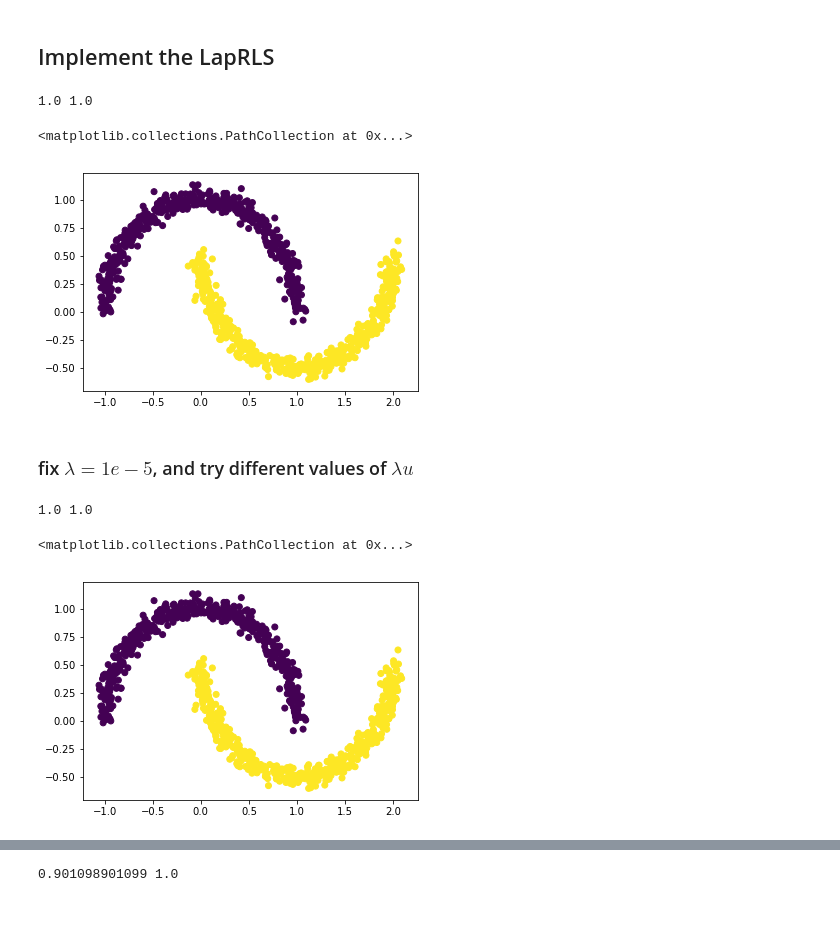
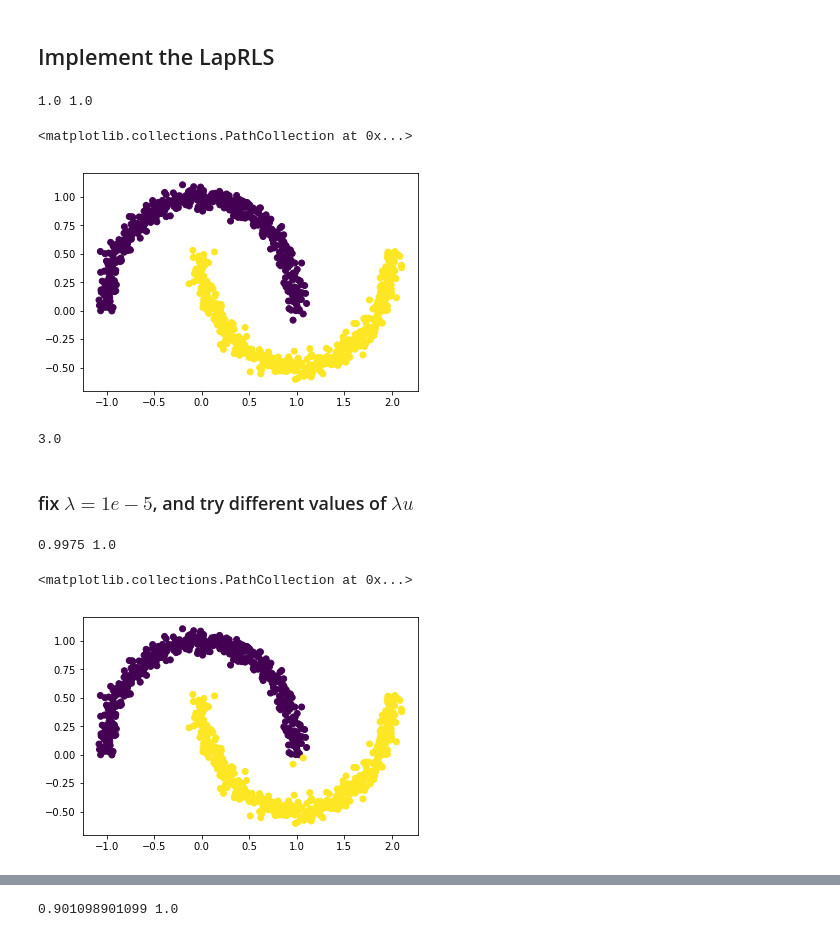
Before and after one commit to xiangnanyue/Machine_learning, a Jupyter notebook: TP_graphml_empty.ipynb, the cells around one changed output, grey strips where cells are left out. Drawn from its saved outputs; the diff is of its cells as text; code cells hidden in the pictures.

```diff
--- a/TP_graphml_empty.ipynb
+++ b/TP_graphml_empty.ipynb
@@ -890,35 +890,39 @@ def LapRLS(X_lab, X_unlab, y_lab, y_unlab, lamb=1e-4, lamb_u=1e-2):
     W = rbf_kernel(train_X)
     D = np.diag(np.sum(W, axis=1))
     L = D - W
 
     K = rbf_kernel(X=train_X)
 
     l, u = len(X_lab), len(X_unlab)
     #lamb = 5/(l+u)
     #lamb_u = 5/(l+u)
     J = np.diag([1]*l + [0]*u)
     I = np.diag([1]*(l+u))
     ones = np.ones((l+u, l+u))
     temp = J.dot(ones).dot(J)
     Y = train_y
 
-    alpha = np.linalg.inv(J.dot(K) + lamb*l*I + lamb_u*l/(u + l)**2 * L.dot(K) - temp.dot(K)).dot(I - 1/l*temp).dot(Y)
+    alpha = np.linalg.inv(J.dot(K) + lamb*l*I + lamb_u*l/(u + l)**2 * L.dot(K) - 1/l*temp.dot(K)).dot(I - 1/l*temp).dot(Y)
     f_output = K.dot(alpha) > 0
     #plt.hist(f_output)
 
     accu_lab = 1 - sum(np.abs(f_output[:l] - Y[:l]))/len(f_output[:l])
     accu = 1 - sum(np.abs(f_output[l:] - y_unlab))/len(f_output[l:])
     print(accu, accu_lab)
 
     return f_output, accu, accu_lab
 
 f_output, _, _ = LapRLS(X_lab, X_unlab, y_lab, y_unlab)
 train_X = np.vstack((X_lab, X_unlab))
 plt.scatter(x=train_X[:, 0], y=train_X[:, 1], c=f_output)
 # %% [output]
 1.0 1.0
 <matplotlib.collections.PathCollection at 0x...>
-[figure, old version]
+[figure, new version]
+# %%
+np.ones(3).T.dot(np.ones(3))
+# %% [output]
+3.0
 # %% [markdown]
 ### fix $\lambda = 1e-5$, and try different values of $\lambda u$
 # %%
@@ -926,8 +930,8 @@ f_output = LapRLS(X_lab, X_unlab, y_lab, y_unlab, lamb=1e-5, lamb_u=1e-3)[0]
 train_X = np.vstack((X_lab, X_unlab))
 plt.scatter(x=train_X[:, 0], y=train_X[:, 1], c=f_output)
 # %% [output]
-1.0 1.0
+0.9975 1.0
 <matplotlib.collections.PathCollection at 0x...>
-[figure, old version]
+[figure, new version]
 # %%
 lamb = 1e-2
```
Also changed, not shown: parts of 3 cells of this notebook.
